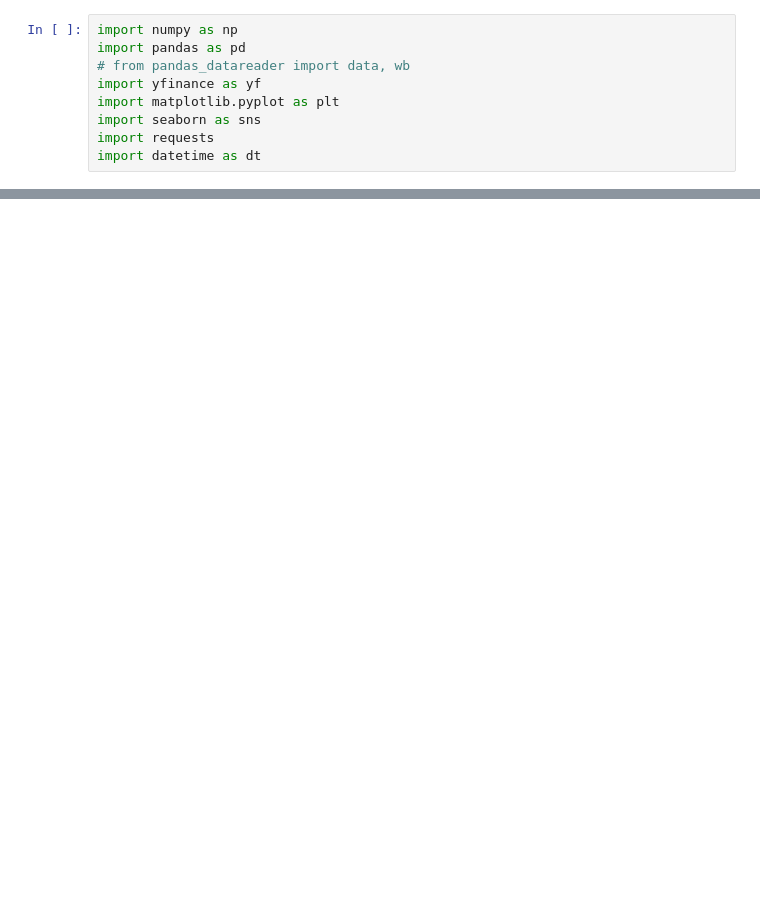
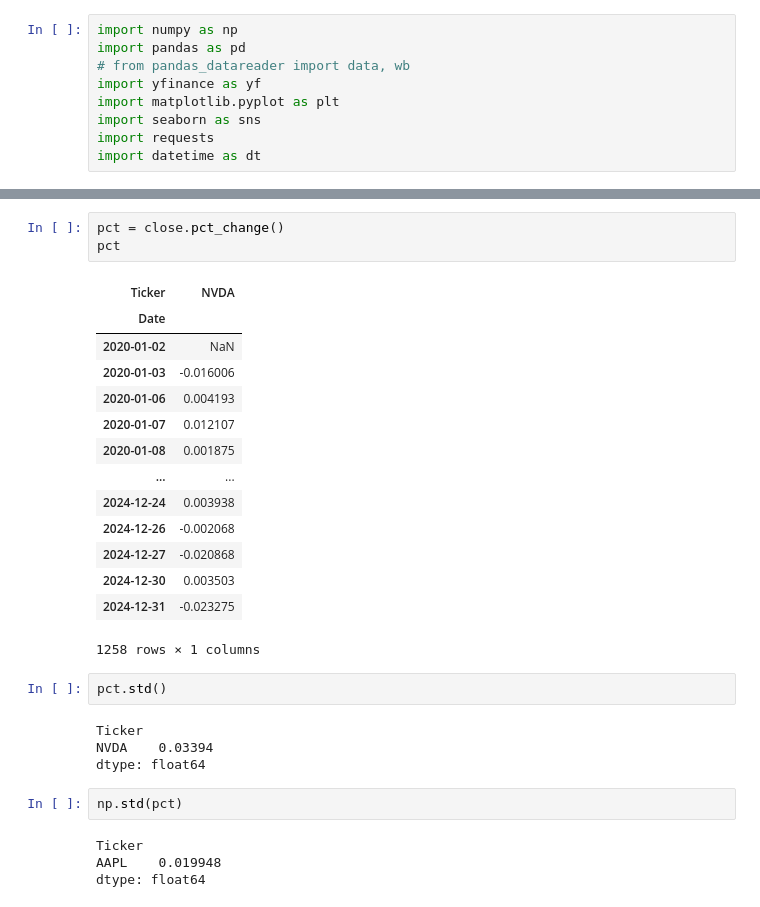
Before and after one commit to akramj13/GeeseHacks, a Jupyter notebook: backend/main.ipynb, the cells around one changed output, grey strips where cells are left out. Drawn from its saved outputs; the diff is of its cells as text; blank space fills up the shorter version.

```diff
--- a/backend/main.ipynb
+++ b/backend/main.ipynb
@@ -33,0 +76,30 @@ df
+# %%
+pct = close.pct_change()
+pct
+# %% [output]
+| Ticker | NVDA |
+| Date |  |
+| 2020-01-02 | NaN |
+| 2020-01-03 | -0.016006 |
+| 2020-01-06 | 0.004193 |
+| 2020-01-07 | 0.012107 |
+| 2020-01-08 | 0.001875 |
+| ... | ... |
+| 2024-12-24 | 0.003938 |
+| 2024-12-26 | -0.002068 |
+| 2024-12-27 | -0.020868 |
+| 2024-12-30 | 0.003503 |
+| 2024-12-31 | -0.023275 |
+1258 rows × 1 columns
+# %%
+pct.std()
+# %% [output]
+Ticker
+NVDA    0.03394
+dtype: float64
+# %%
+np.std(pct)
+# %% [output]
+Ticker
+AAPL    0.019948
+dtype: float64
```
Also changed, not shown: parts of 8 cells of this notebook.
